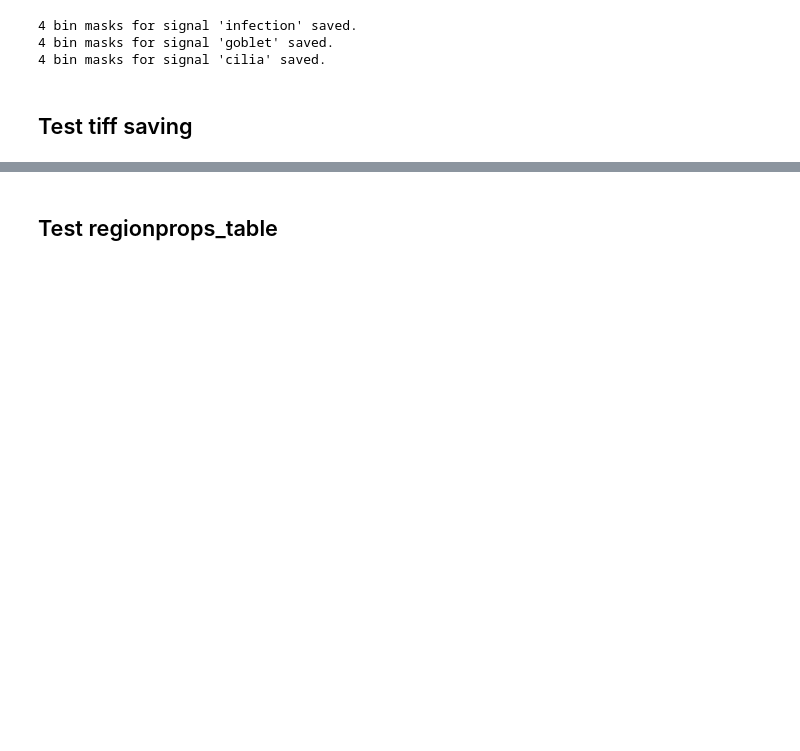
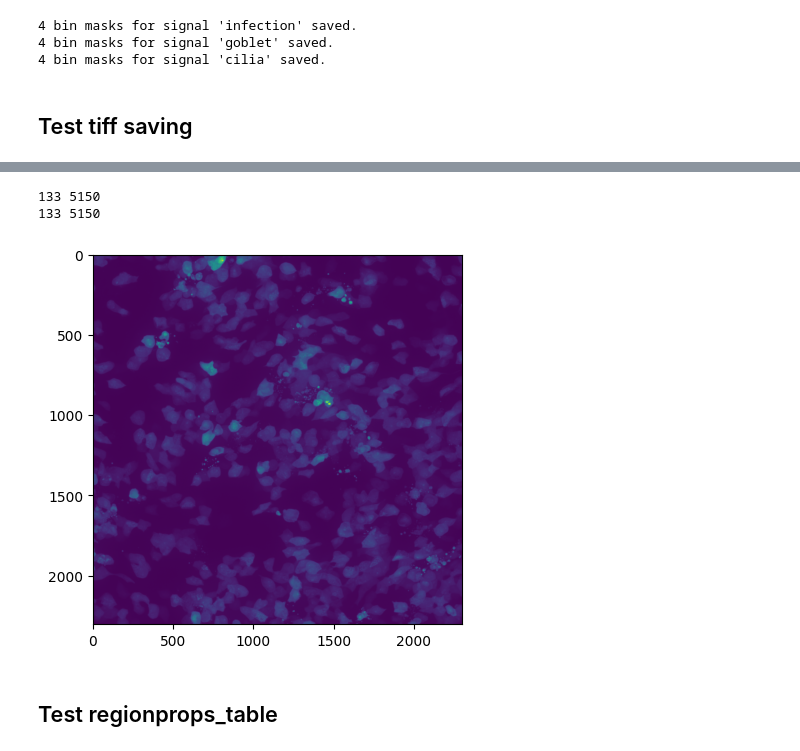
Before and after one commit to quasar1357/ivi-imaging, a Jupyter notebook: notebooks/vetsuisse25_CA-tests_ALI_local.ipynb, the cells around one changed output, grey strips where cells are left out. Drawn from its saved outputs; the diff is of its cells as text; code cells hidden in the pictures; blank space fills up the shorter version.

```diff
--- a/notebooks/vetsuisse25_CA-tests_ALI_local.ipynb
+++ b/notebooks/vetsuisse25_CA-tests_ALI_local.ipynb
@@ -339,9 +360,13 @@ plt.imshow(ex_tiff[0,0,6])
 # %%
 comparison = ca.projections[1][0]
 # %%
-plt.imshow(comparison, cmap='gray')
+plt.imshow(comparison)
 print(ex_tiff[0,0,0].min(), ex_tiff[0,0,0].max())
 print(comparison.min(), comparison.max())
+# %% [output]
+133 5150
+133 5150
+[figure, added]
 # %% [markdown]
 ## Test regionprops_table
 # %%
```
Also changed, not shown: parts of 15 cells of this notebook, 1 other file.
